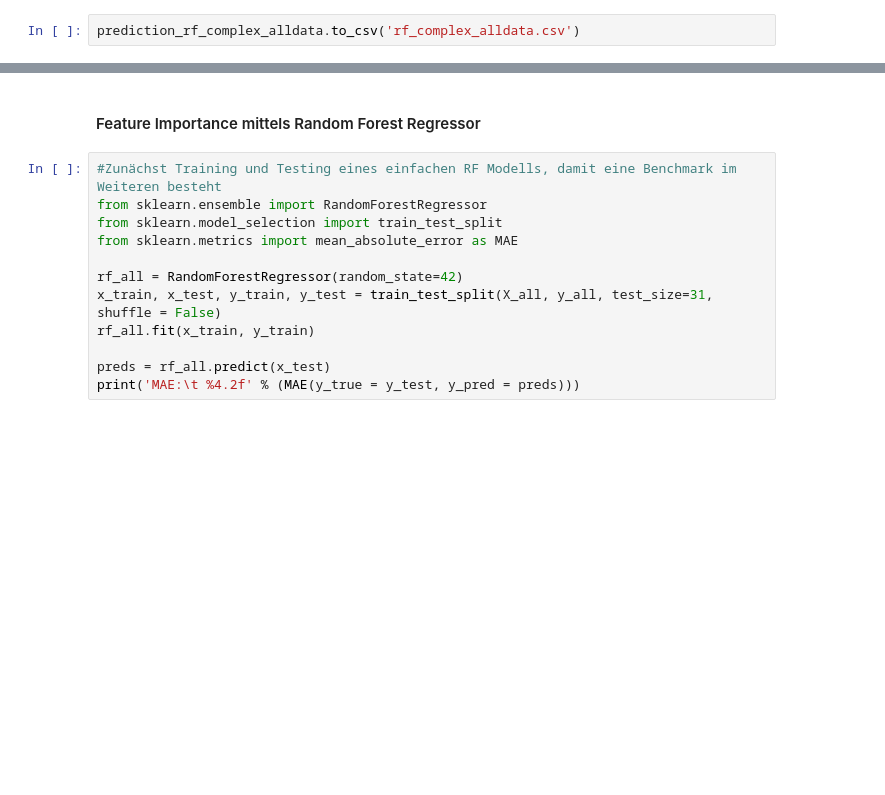
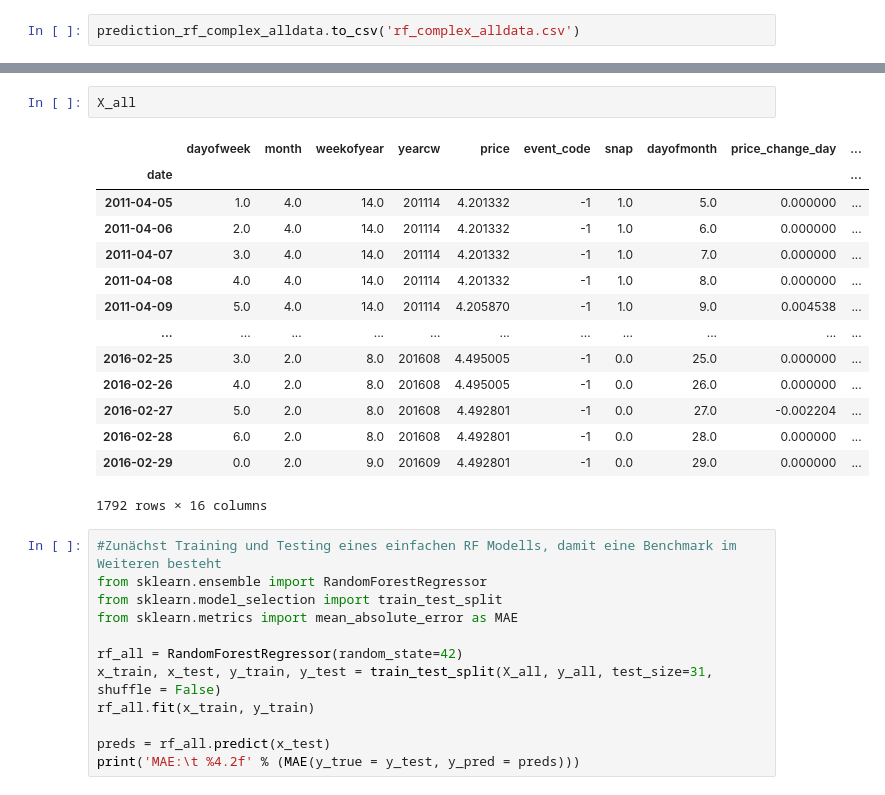
Before and after one commit to EdwinUe/BAB_WS22-23, a Jupyter notebook: Code/Forecast_Gruppe 6.ipynb, the cells around one changed output, grey strips where cells are left out. Cells and saved outputs as stored; diff of their text form; blank space fills up the shorter version.

```diff
--- a/Code/Forecast_Gruppe 6.ipynb
+++ b/Code/Forecast_Gruppe 6.ipynb
@@ -1867,6 +1855,21 @@ df_all
 1823 rows × 17 columns
-# %% [markdown]
-#### Feature Importance mittels Random Forest Regressor
+# %%
+X_all
+# %% [output]
+|  | dayofweek | month | weekofyear | yearcw | price | event_code | snap | dayofmonth | price_change_day | ... |
+| date |  |  |  |  |  |  |  |  |  | ... |
+| 2011-04-05 | 1.0 | 4.0 | 14.0 | 201114 | 4.201332 | -1 | 1.0 | 5.0 | 0.000000 | ... |
+| 2011-04-06 | 2.0 | 4.0 | 14.0 | 201114 | 4.201332 | -1 | 1.0 | 6.0 | 0.000000 | ... |
+| 2011-04-07 | 3.0 | 4.0 | 14.0 | 201114 | 4.201332 | -1 | 1.0 | 7.0 | 0.000000 | ... |
+| 2011-04-08 | 4.0 | 4.0 | 14.0 | 201114 | 4.201332 | -1 | 1.0 | 8.0 | 0.000000 | ... |
+| 2011-04-09 | 5.0 | 4.0 | 14.0 | 201114 | 4.205870 | -1 | 1.0 | 9.0 | 0.004538 | ... |
+| ... | ... | ... | ... | ... | ... | ... | ... | ... | ... | ... |
+| 2016-02-25 | 3.0 | 2.0 | 8.0 | 201608 | 4.495005 | -1 | 0.0 | 25.0 | 0.000000 | ... |
+| 2016-02-26 | 4.0 | 2.0 | 8.0 | 201608 | 4.495005 | -1 | 0.0 | 26.0 | 0.000000 | ... |
+| 2016-02-27 | 5.0 | 2.0 | 8.0 | 201608 | 4.492801 | -1 | 0.0 | 27.0 | -0.002204 | ... |
+| 2016-02-28 | 6.0 | 2.0 | 8.0 | 201608 | 4.492801 | -1 | 0.0 | 28.0 | 0.000000 | ... |
+| 2016-02-29 | 0.0 | 2.0 | 9.0 | 201609 | 4.492801 | -1 | 0.0 | 29.0 | 0.000000 | ... |
+1792 rows × 16 columns
 # %%
 #Zunächst Training und Testing eines einfachen RF Modells, damit eine Benchmark im Weiteren besteht
 from sklearn.ensemble import RandomForestRegressor
```
Also changed, not shown: parts of 165 cells of this notebook, 2 other files.
